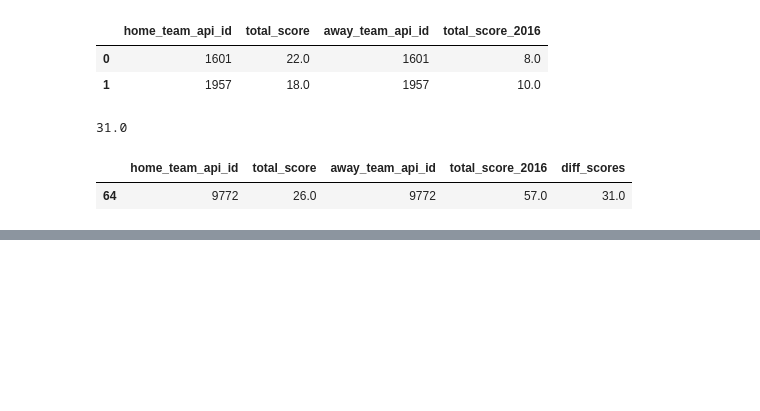
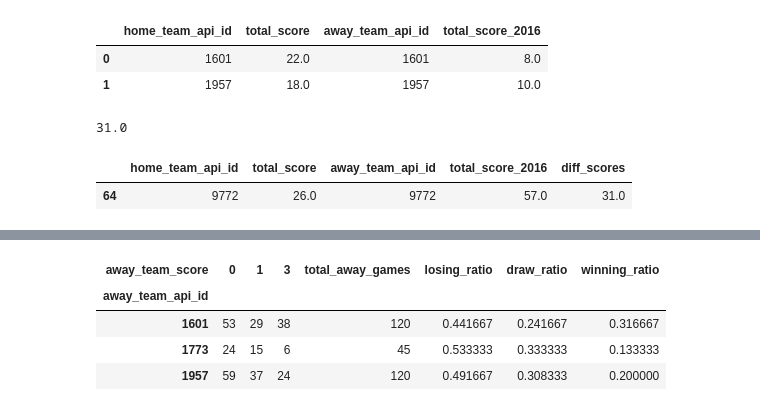
Before and after one commit to budhajitRoy/DAND_Project_1_Euro_Soccer_Data_Analysis, a Jupyter notebook: Euro_Soccer_Database_Analysis.ipynb, the cells around one changed output, grey strips where cells are left out. Drawn from its saved outputs; the diff is of its cells as text; code cells hidden in the pictures; blank space fills up the shorter version.

```diff
--- a/Euro_Soccer_Database_Analysis.ipynb
+++ b/Euro_Soccer_Database_Analysis.ipynb
@@ -778,0 +799,5 @@ df_combined_2008_2016.query('diff_scores == {}'.format(max_diff))
+# %%
+# lets reset the index for easy manipulation for both datasets
+
+df_home_games.reset_index(level=['home_team_api_id', 'home_team_score'], inplace = True)
+df_away_games.reset_index(level=['away_team_api_id', 'away_team_score'], inplace = True)
@@ -778,0 +863,8 @@ df_combined_2008_2016.query('diff_scores == {}'.format(max_diff))
+# %%
+df_away_final.head(3)
+# %% [output]
+| away_team_score | 0 | 1 | 3 | total_away_games | losing_ratio | draw_ratio | winning_ratio |
+| away_team_api_id |  |  |  |  |  |  |  |
+| 1601 | 53 | 29 | 38 | 120 | 0.441667 | 0.241667 | 0.316667 |
+| 1773 | 24 | 15 | 6 | 45 | 0.533333 | 0.333333 | 0.133333 |
+| 1957 | 59 | 37 | 24 | 120 | 0.491667 | 0.308333 | 0.200000 |
```
Also changed, not shown: parts of 18 cells of this notebook.
